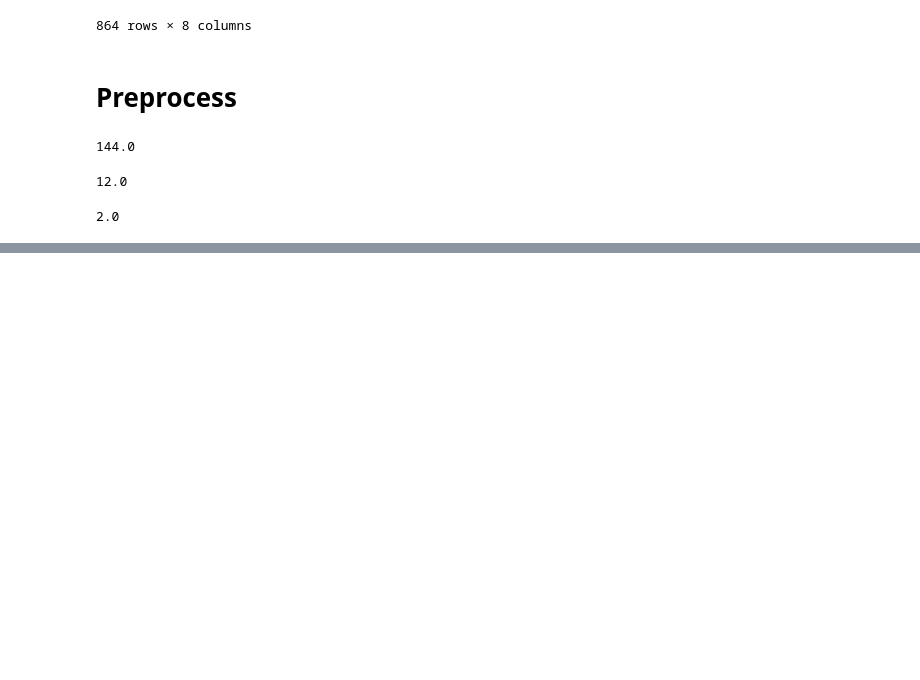
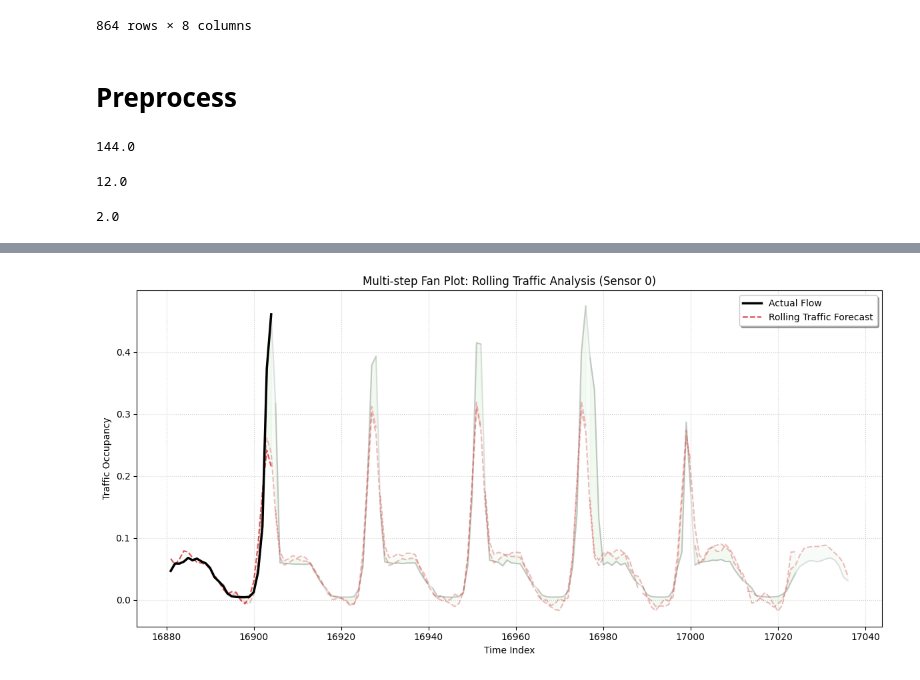
Before and after one commit to modhudeb/mdst-timeseries-forecasting, a Jupyter notebook: mdst_traffic.ipynb, the cells around one changed output, grey strips where cells are left out. Saved outputs shown, nothing was run; the diff lists cells and outputs as text; code cells hidden in the pictures; blank space fills up the shorter version.

```diff
--- a/mdst_traffic.ipynb
+++ b/mdst_traffic.ipynb
@@ -543,0 +625,36 @@ Step 24 --> R²=0.7336, RMSE=0.0296, MAE=0.0147, MSE=0.0009, SMAPE=32.32%, RSE=0
+# %%
+# Multi-step Fan Plot
+
+sensor_idx = 0
+n_forecasts = 12
+step_size = forecast_horizon // 2
+
+plt.figure(figsize=(12, 6))
+
+start_offset = np.argmax(np.max(y_test[:, :, sensor_idx], axis=1)) - (n_forecasts * step_size // 2)
+
+for i in range(n_forecasts):
+    win_idx = start_offset + (i * step_size)
+
+    forecast_idx = df_test.index[win_idx + window_size : win_idx + window_size + forecast_horizon]
+    actual_vals = y_test[win_idx, :, sensor_idx].flatten()
+    pred_vals = y_pred[win_idx, :, sensor_idx].flatten()
+
+    if i == 0:
+        plt.plot(forecast_idx, actual_vals, color='black', linewidth=2.5, label='Actual Flow', zorder=10)
+        plt.plot(forecast_idx, pred_vals, color='tab:red', alpha=0.8, linestyle='--', label='Rolling Traffic Forecast', zorder=5)
+    else:
+        plt.plot(forecast_idx, actual_vals, color='black', linewidth=1.5, alpha=0.1, zorder=1)
+        plt.plot(forecast_idx, pred_vals, color='tab:red', alpha=0.3, linestyle='--', zorder=5)
+
+    plt.fill_between(forecast_idx, actual_vals, pred_vals, color='tab:green', alpha=0.03)
+
+plt.title(f'Multi-step Fan Plot: Rolling Traffic Analysis (Sensor {sensor_idx})')
+plt.xlabel('Time Index')
+plt.ylabel('Traffic Occupancy')
+plt.legend(loc='upper right', frameon=True, shadow=True)
+plt.grid(True, linestyle=':', alpha=0.6)
+plt.tight_layout()
+plt.show()
+# %% [output]
+[figure, added]
```
Also changed, not shown: parts of 43 cells of this notebook, 3 other files.
